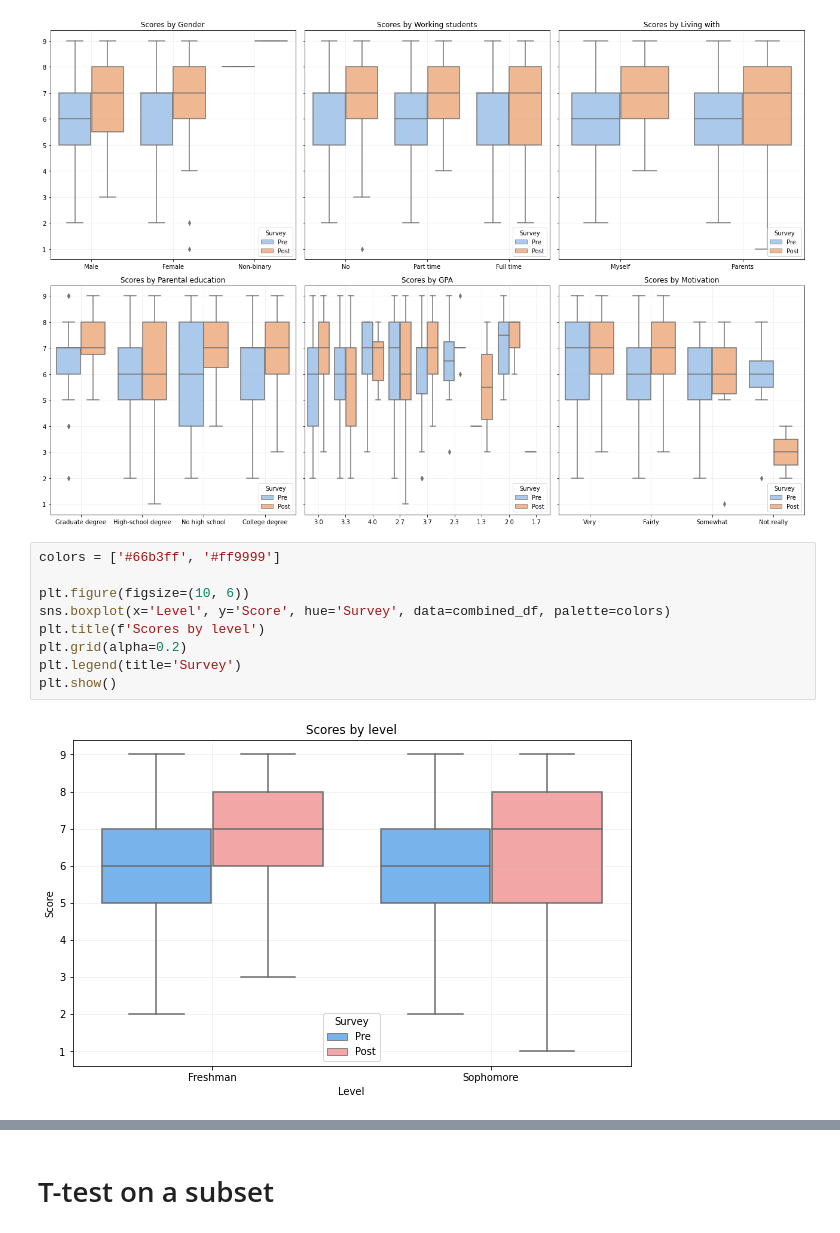
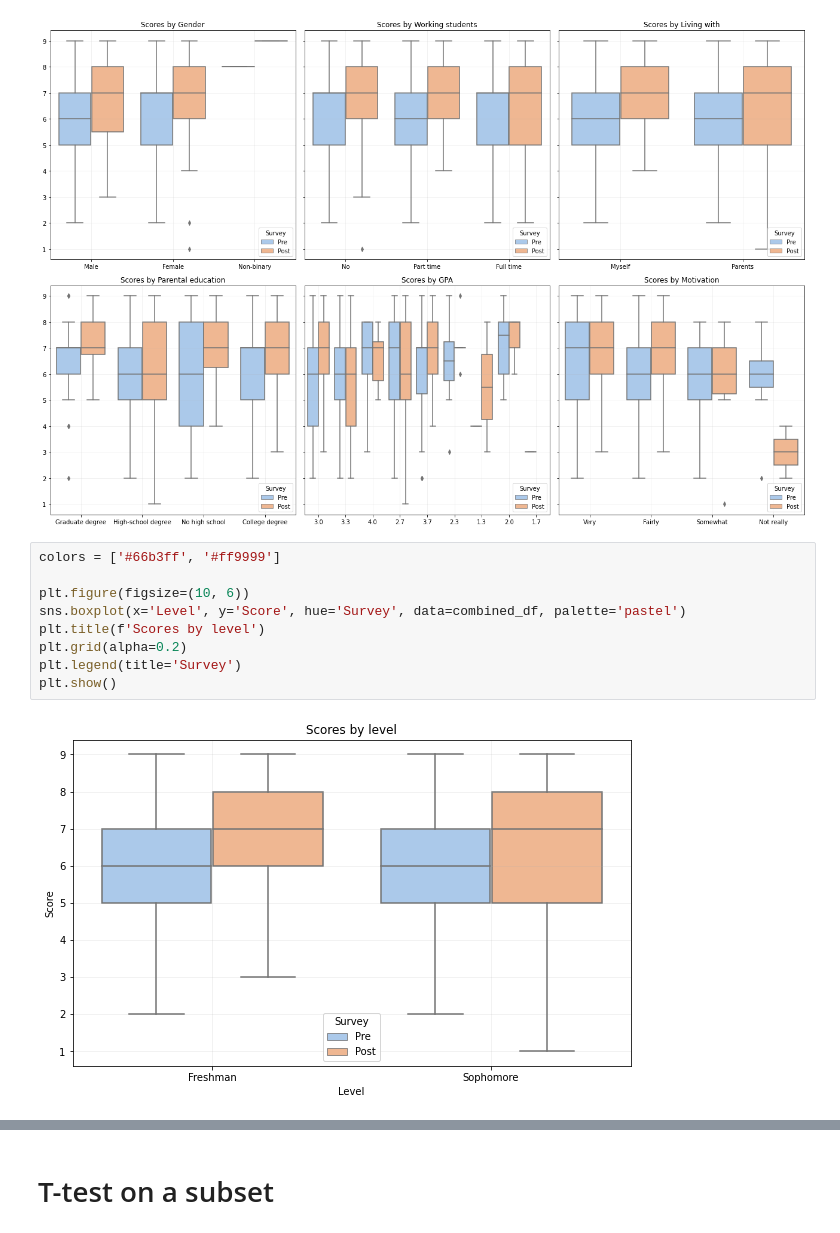
Before and after one commit to eldarsaraj/crt-assessment, a Jupyter notebook: _build/jupyter_execute/Files/code.ipynb, the cells around one changed output, grey strips where cells are left out. Cells and saved outputs as stored; diff of their text form.

```diff
--- a/_build/jupyter_execute/Files/code.ipynb
+++ b/_build/jupyter_execute/Files/code.ipynb
@@ -469,13 +469,13 @@ plt.show()
 # %%
 colors = ['#66b3ff', '#ff9999']
 
 plt.figure(figsize=(10, 6))
-sns.boxplot(x='Level', y='Score', hue='Survey', data=combined_df, palette=colors)
+sns.boxplot(x='Level', y='Score', hue='Survey', data=combined_df, palette='pastel')
 plt.title(f'Scores by level')
 plt.grid(alpha=0.2)
 plt.legend(title='Survey')
 plt.show()
 # %% [output]
-[figure, old version]
+[figure, new version]
 # %%
 plt.figure(figsize=(10, 6))
```
Also changed, not shown: parts of 6 cells of this notebook, 27 other files.
